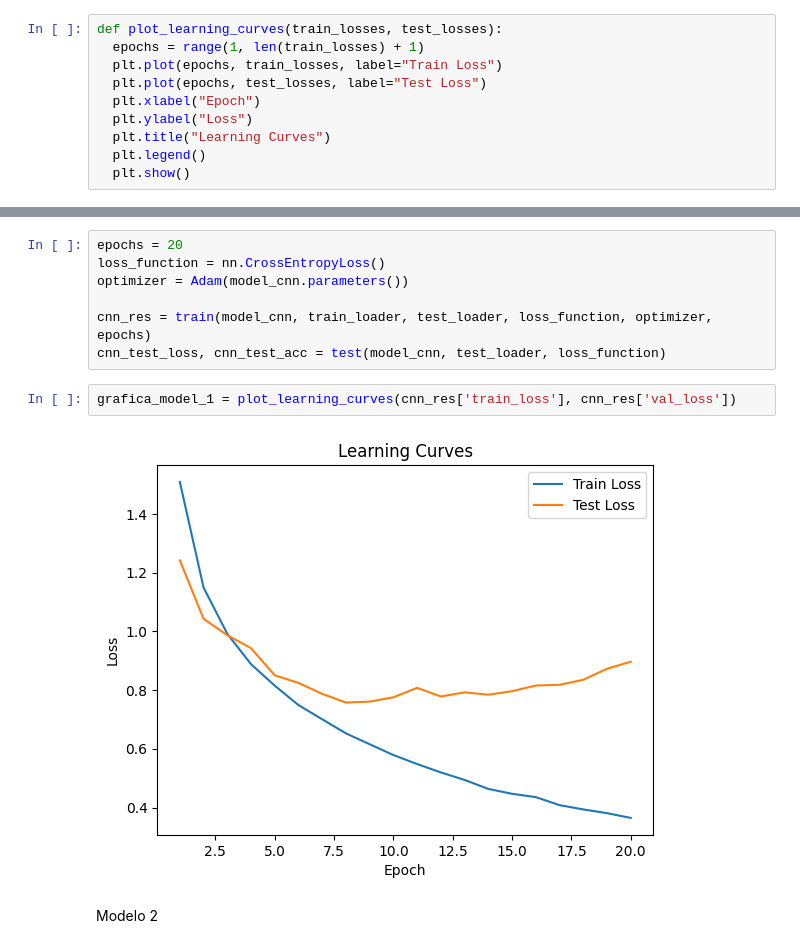
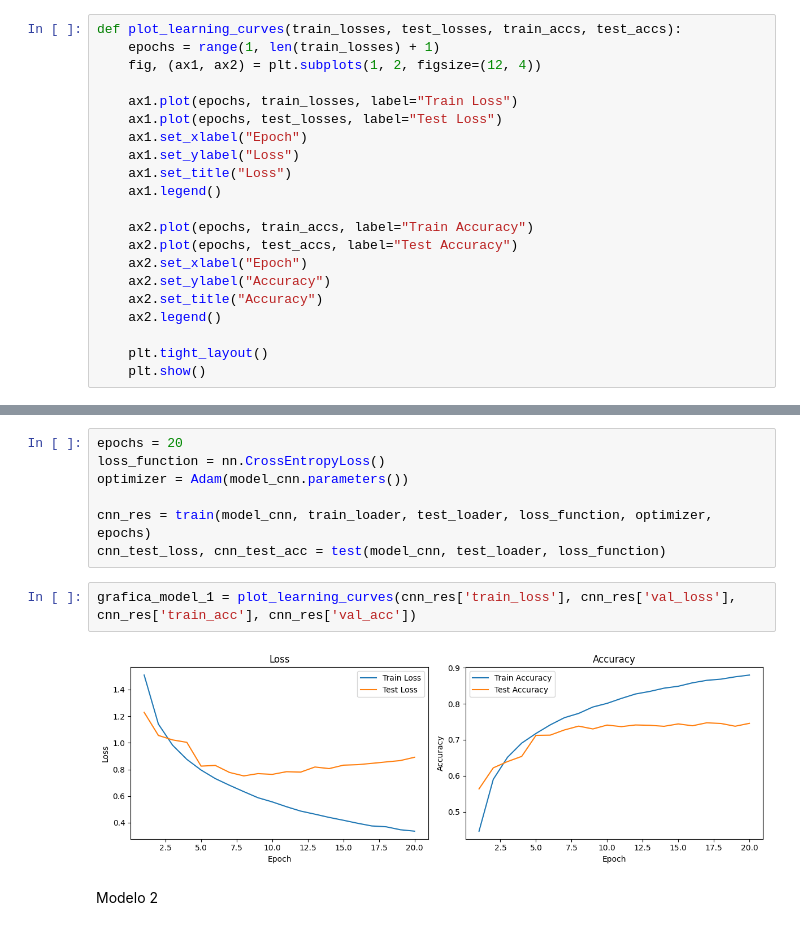
Before and after one commit to ErickCG0/Inteligencia_Computacional_Trabajos, a Jupyter notebook: notebooks/PyTorch_CNN/PyTorch_CNN.ipynb, the cells around one changed output, grey strips where cells are left out. Saved outputs shown, nothing was run; the diff lists cells and outputs as text.

```diff
--- a/notebooks/PyTorch_CNN/PyTorch_CNN.ipynb
+++ b/notebooks/PyTorch_CNN/PyTorch_CNN.ipynb
@@ -123,15 +124,26 @@ def test(_model, _test_loader, _loss_function):
 
     return (test_loss / len(_test_loader.dataset)), test_acc
 # %%
-def plot_learning_curves(train_losses, test_losses):
-  epochs = range(1, len(train_losses) + 1)
-  plt.plot(epochs, train_losses, label="Train Loss")
-  plt.plot(epochs, test_losses, label="Test Loss")
-  plt.xlabel("Epoch")
-  plt.ylabel("Loss")
-  plt.title("Learning Curves")
-  plt.legend()
-  plt.show()
+def plot_learning_curves(train_losses, test_losses, train_accs, test_accs):
+    epochs = range(1, len(train_losses) + 1)
+    fig, (ax1, ax2) = plt.subplots(1, 2, figsize=(12, 4))
+
+    ax1.plot(epochs, train_losses, label="Train Loss")
+    ax1.plot(epochs, test_losses, label="Test Loss")
+    ax1.set_xlabel("Epoch")
+    ax1.set_ylabel("Loss")
+    ax1.set_title("Loss")
+    ax1.legend()
+
+    ax2.plot(epochs, train_accs, label="Train Accuracy")
+    ax2.plot(epochs, test_accs, label="Test Accuracy")
+    ax2.set_xlabel("Epoch")
+    ax2.set_ylabel("Accuracy")
+    ax2.set_title("Accuracy")
+    ax2.legend()
+
+    plt.tight_layout()
+    plt.show()
 # %%
 IMG_HEIGHT = 32
 IMG_WIDTH = 32
@@ -169,9 +181,9 @@ optimizer = Adam(model_cnn.parameters())
 cnn_res = train(model_cnn, train_loader, test_loader, loss_function, optimizer, epochs)
 cnn_test_loss, cnn_test_acc = test(model_cnn, test_loader, loss_function)
 # %%
-grafica_model_1 = plot_learning_curves(cnn_res['train_loss'], cnn_res['val_loss'])
+grafica_model_1 = plot_learning_curves(cnn_res['train_loss'], cnn_res['val_loss'], cnn_res['train_acc'], cnn_res['val_acc'])
 # %% [output]
-[figure, old version]
+[figure, new version]
 # %% [markdown]
 Modelo 2
 # %%
```
Also changed, not shown: parts of 9 cells of this notebook, 3 other files.
